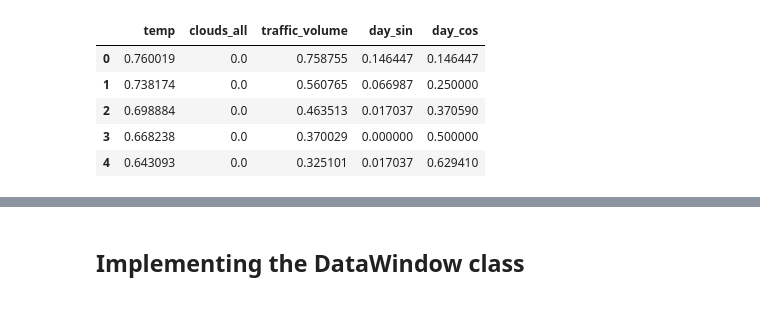
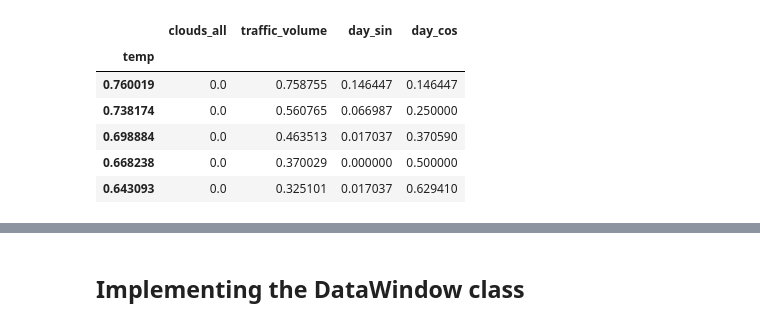
Before and after one commit to xbadiam/Forecasting, a Jupyter notebook: notebooks/02_Implementing_DataWIndow.ipynb, the cells around one changed output, grey strips where cells are left out. Saved outputs shown, nothing was run; the diff lists cells and outputs as text; code cells hidden in the pictures.

```diff
--- a/notebooks/02_Implementing_DataWIndow.ipynb
+++ b/notebooks/02_Implementing_DataWIndow.ipynb
@@ -10,11 +14,12 @@ from tensorflow.keras.models import Sequential
 # %%
 url_train = 'https://raw.githubusercontent.com/xbadiam/Forecasting/refs/heads/main/data/output/train.csv'
-df_train = pd.read_csv(url_train)
-df_train.head()
+train_df = pd.read_csv(url_train, index_col=0)
+train_df.head(5)
 # %% [output]
-|  | temp | clouds_all | traffic_volume | day_sin | day_cos |
-| 0 | 0.760019 | 0.0 | 0.758755 | 0.146447 | 0.146447 |
-| 1 | 0.738174 | 0.0 | 0.560765 | 0.066987 | 0.250000 |
-| 2 | 0.698884 | 0.0 | 0.463513 | 0.017037 | 0.370590 |
-| 3 | 0.668238 | 0.0 | 0.370029 | 0.000000 | 0.500000 |
-| 4 | 0.643093 | 0.0 | 0.325101 | 0.017037 | 0.629410 |
+|  | clouds_all | traffic_volume | day_sin | day_cos |
+| temp |  |  |  |  |
+| 0.760019 | 0.0 | 0.758755 | 0.146447 | 0.146447 |
+| 0.738174 | 0.0 | 0.560765 | 0.066987 | 0.250000 |
+| 0.698884 | 0.0 | 0.463513 | 0.017037 | 0.370590 |
+| 0.668238 | 0.0 | 0.370029 | 0.000000 | 0.500000 |
+| 0.643093 | 0.0 | 0.325101 | 0.017037 | 0.629410 |
```
Also changed, not shown: parts of 16 cells of this notebook, 1 other file.
